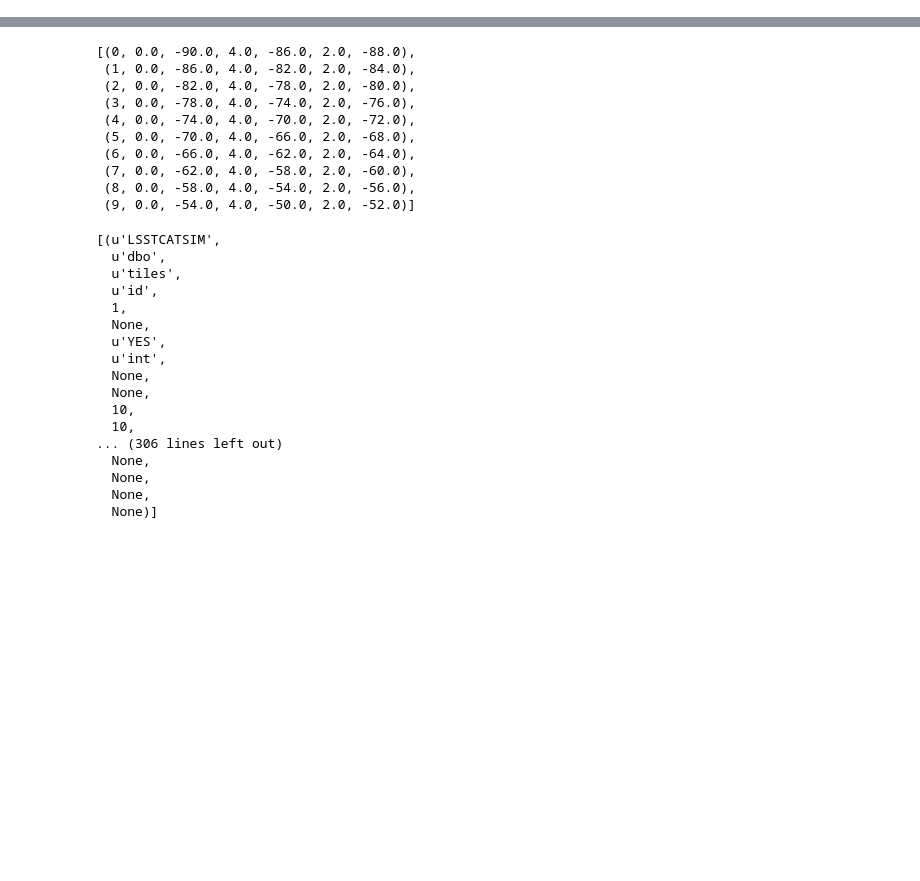
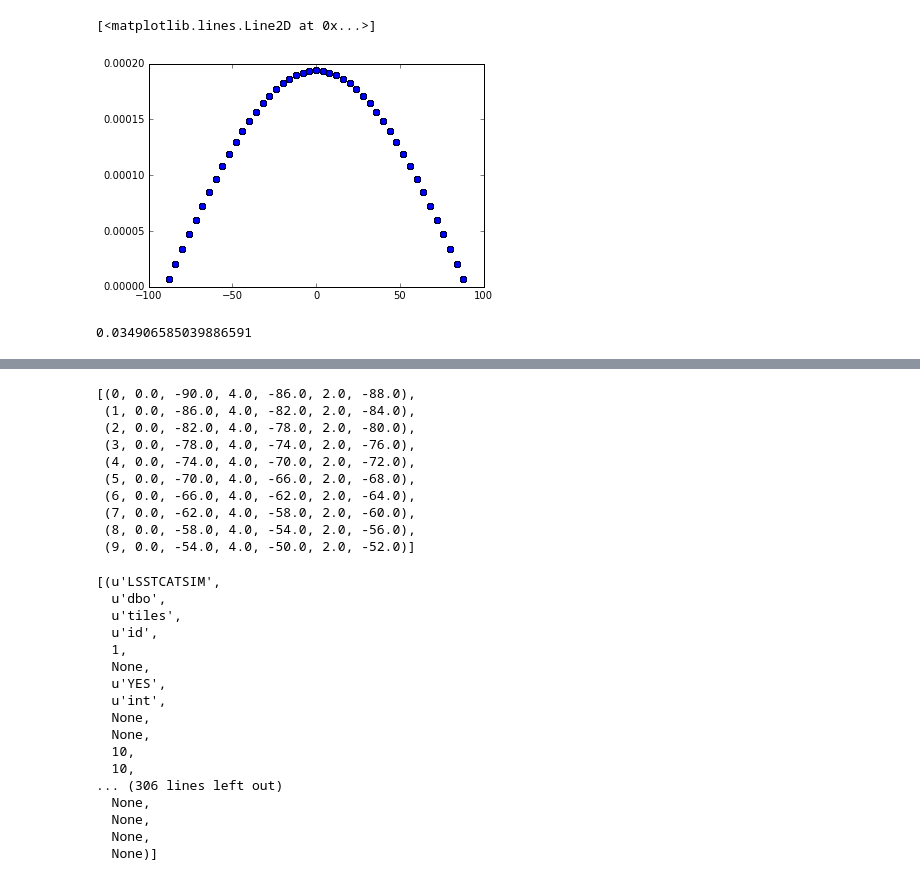
Before and after one commit to rbiswas4/SNsims, a Jupyter notebook: snsims/query_galTiled.ipynb, the cells around one changed output, grey strips where cells are left out. Saved outputs shown, nothing was run; the diff lists cells and outputs as text; code cells hidden in the pictures; blank space fills up the shorter version.

```diff
--- a/snsims/query_galTiled.ipynb
+++ b/snsims/query_galTiled.ipynb
@@ -7,0 +135,9 @@ db = DBConnection.cursor()
+# %%
+plt.plot(galTiles.decmid, galTiles.area/np.pi /4., 'o')
+# %% [output]
+[<matplotlib.lines.Line2D at 0x...>]
+[figure, added]
+# %%
+np.radians(2)
+# %% [output]
+0.034906585039886591
```
Also changed, not shown: parts of 44 cells of this notebook.
